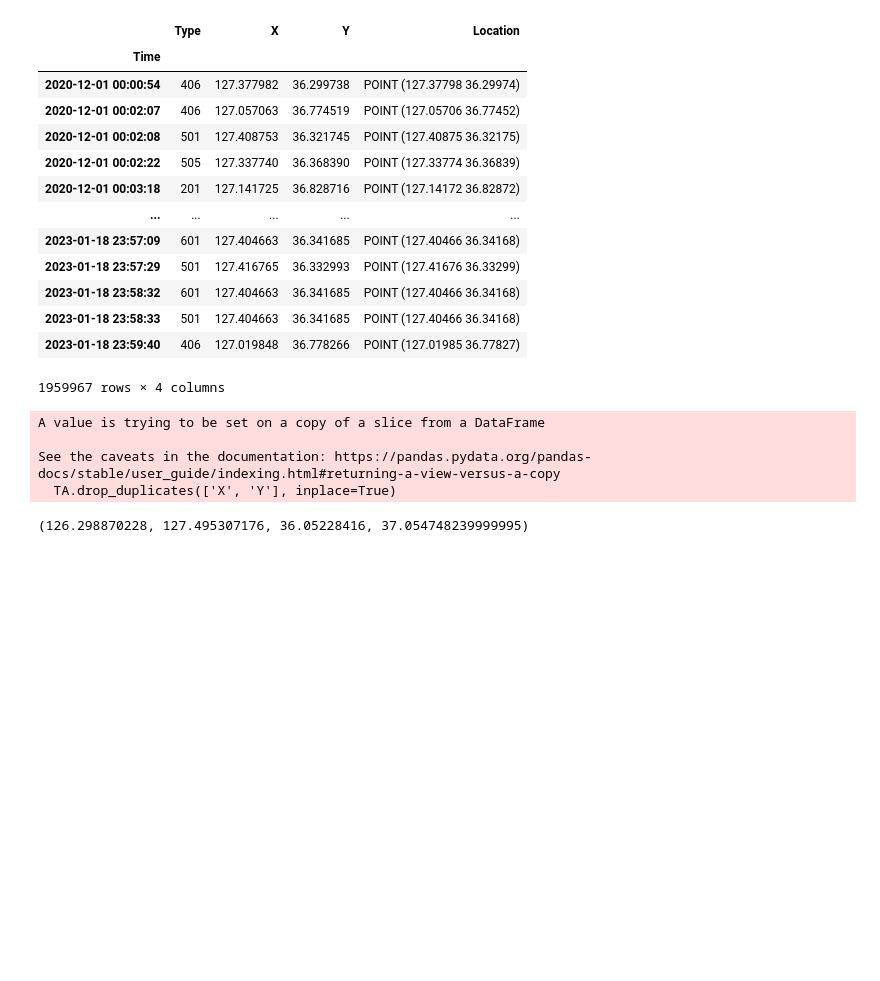
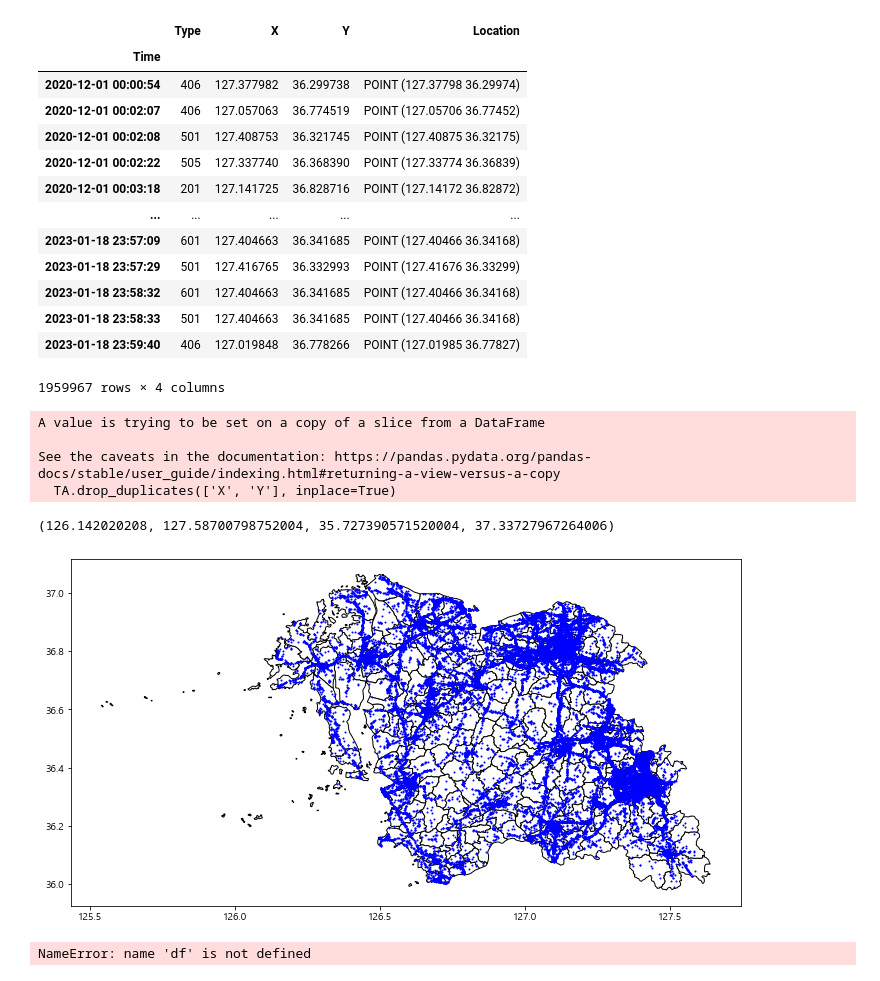
Before and after one commit to JeonSeongHu/Dajeon-Traffic-Accident-Analysis, a Jupyter notebook: data/data_visualization.ipynb, the cells around one changed output. Cells and saved outputs as stored; diff of their text form; code cells hidden in the pictures; blank space fills up the shorter version.

```diff
--- a/data/data_visualization.ipynb
+++ b/data/data_visualization.ipynb
@@ -118,7 +118,7 @@ KP
 1959967 rows × 4 columns
 # %%
 # TA = Traffic Accident, 중복 좌표 제거
-TA = KP.loc[KP['Type'] == 601]
+TA = KP.loc[KP['Type'] == 401]
 TA.drop_duplicates(['X', 'Y'], inplace=True)
 # %% [output]
 A value is trying to be set on a copy of a slice from a DataFrame
@@ -141,15 +141,16 @@ TA, (min_x, max_x, min_y, max_y) = crop(TA)
 
 min_x, max_x, min_y, max_y
 # %% [output]
-(126.298870228, 127.495307176, 36.05228416, 37.054748239999995)
+(126.142020208, 127.58700798752004, 35.727390571520004, 37.33727967264006)
 # %%
 # From https://github.com/vuski/admdongkor
 geo=gpd.read_file("HangJeongDong_ver20230101.geojson")
 # %%
-def visualize_by_city(df, column="sidonm", name="대전광역시"):
+def visualize_by_city(df, column="sidonm", names=["대전광역시"]):
     # 분리되어 있는 map polygon 불러오고, 하나로 합침
-    map_seperated = geo[(geo[column]==name)]
-    map_union = unary_union(map_seperated["geometry"])
+    map_separated = [geo[geo[column]==name] for name in names]
+    map_separated = pd.concat(map_separated)
+    map_union = unary_union(map_separated["geometry"])
 
     # df에서 해당 polygon 내부의 좌표에 해당하는 점들만 loaction에 포함함
     f = lambda x: map_union.contains(x)
@@ -159,8 +160,21 @@ def visualize_by_city(df, column="sidonm", name="대전광역시"):
 
     # visualization
     plt.rcParams['font.family']='Malgun Gothic'
-    ax = map_seperated.plot(color='white',edgecolor='black',figsize=(8,8)) #지도
-    location.plot(ax=ax,color='red') #점
+    ax = map_separated.plot(color='white',edgecolor='black',figsize=(12,12)) #지도
+    location.plot(ax=ax,color='blue', markersize=1) #점
     plt.show()
+    return location, map_union
 # %%
-visualize_by_city(TA, name="충청남도")
+df, map_union = visualize_by_city(TA, names=["대전광역시", "세종특별자치시", "충청남도"])
+# df, map_union = visualize_by_city(TA)
+#
+# %% [output]
+[figure, added]
+# %%
+len(df)
+mapdf = pd.DataFrame()
+mapdf['X'] = df.x
+mapdf['Y'] = df.y
+mapdf
+# %% [output]
+NameError: name 'df' is not defined
```
Also changed, not shown: parts of 15 cells of this notebook, 1 other file.
